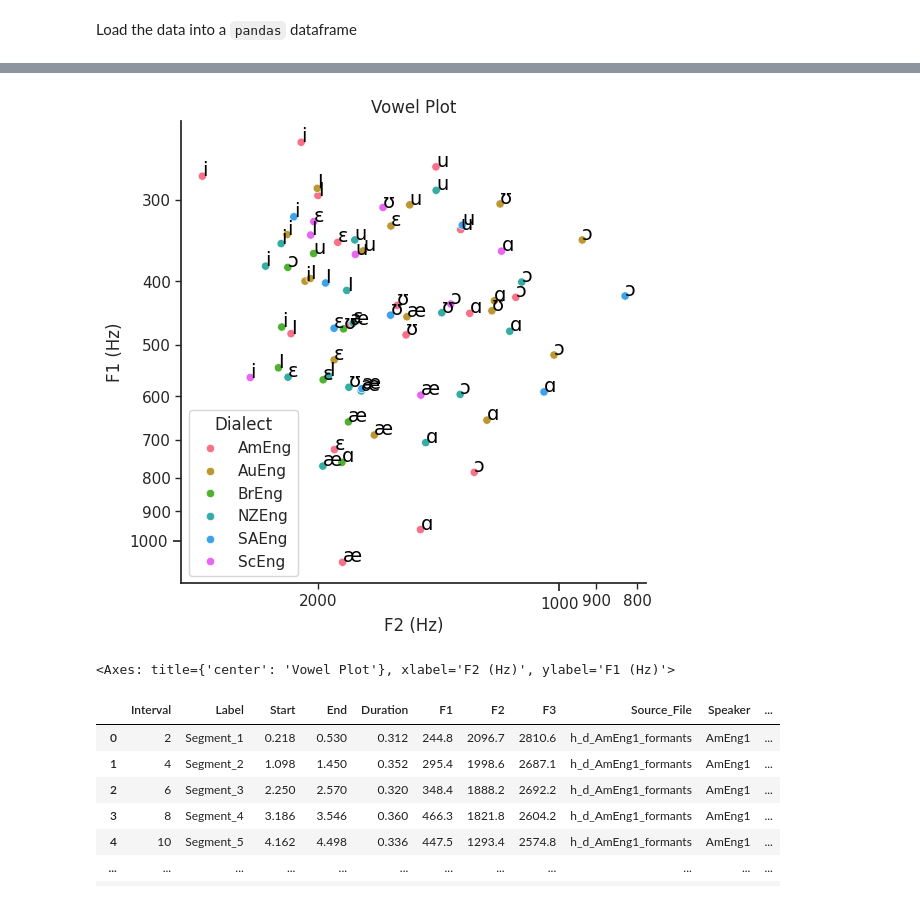
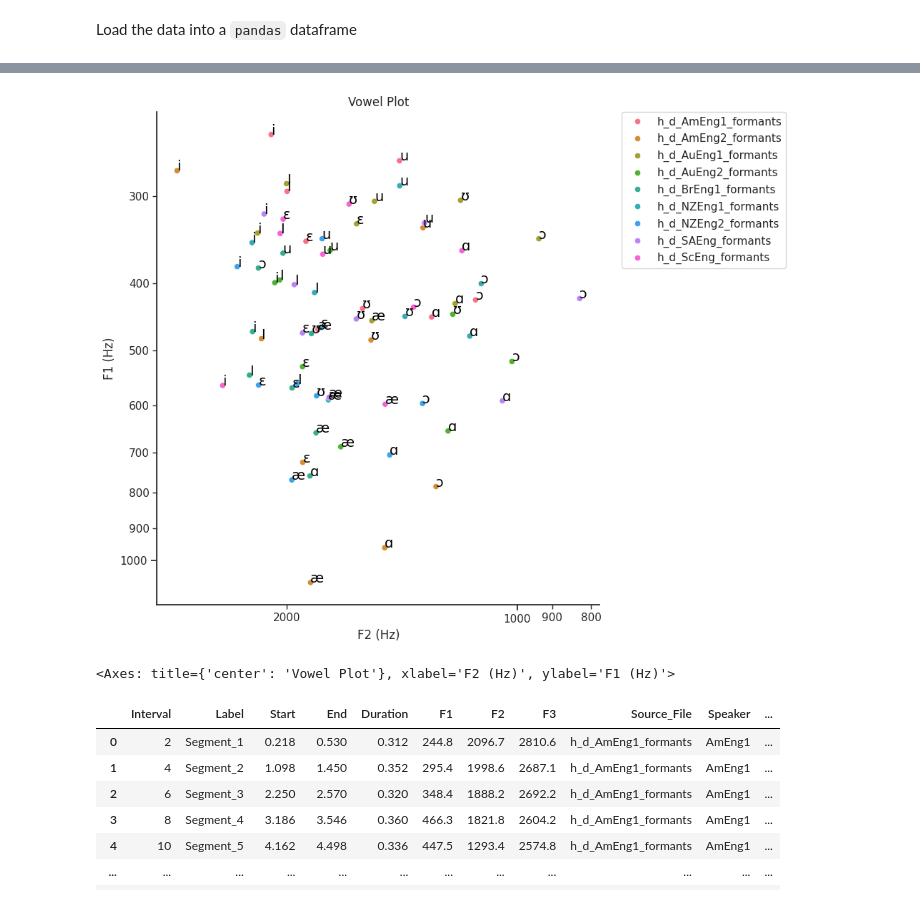
Before and after one commit to ethanweed/praat-workshop, a Jupyter notebook: advanced_vowelspace_plot.ipynb, the cells around one changed output, grey strips where cells are left out. Cells and saved outputs as stored; diff of their text form; code cells hidden in the pictures.

```diff
--- a/advanced_vowelspace_plot.ipynb
+++ b/advanced_vowelspace_plot.ipynb
@@ -87,12 +87,11 @@ import seaborn as sns
 import matplotlib.ticker as ticker
 from matplotlib.ticker import ScalarFormatter
 
-def vowelplot (vowelcsv, color=None, F1="F1", F2="F2", vowel="Vowel", title="Vowel Plot", unit="Hz", logscale=True):
+def vowelplot(vowelcsv, color=None, F1="F1", F2="F2", vowel="Vowel", title="Vowel Plot", unit="Hz", logscale=True):
 
     #Set some parameters for the chart itself
     sns.set(style='ticks', context='notebook')
-    plt.figure(figsize=(6,6))
-
+    plt.figure(figsize=(10,8))  # Increased width to accommodate legend
     # If there's an argument for color, determine whether it's likely to be categorical
     ## If it's a string (text), use a categorical color palette
     ## If it's a number, use a sequential color palette
@@ -103,17 +102,20 @@ def vowelplot (vowelcsv, color=None, F1="F1", F2="F2", vowel="Vowel", title="Vow
         else:
             pal = "viridis"
 
-        pl = sns.scatterplot(x = F2,
-                             y = F1,
-                             hue = color,
-                             data = vowelcsv,
-                             palette = pal)
+        pl = sns.scatterplot(x=F2,
+                             y=F1,
+                             hue=color,
+                             data=vowelcsv,
+                             palette=pal)
+
+        # Move legend outside the figure
+        pl.legend(bbox_to_anchor=(1.05, 1), loc='upper left', borderaxespad=0)
 
     # If no color argument is given, don't specify hue, and no palette needed
     else:
-        pl = sns.scatterplot(x = F2,
-                             y = F1,
-                             data = vowelcsv)
+        pl = sns.scatterplot(x=F2,
+                             y=F1,
+                             data=vowelcsv)
 
 
     #Invert axes to correlate with articulatory space!
@@ -134,7 +136,6 @@ def vowelplot (vowelcsv, color=None, F1="F1", F2="F2", vowel="Vowel", title="Vow
         pl.xaxis.set_minor_formatter(ticker.ScalarFormatter())
 
     # Add vowel labels
-
     if vowel != None:
         for line,row in vowelcsv.iterrows():
             pl.text(vowelcsv[F2][line]+0.1,
@@ -149,6 +150,9 @@ def vowelplot (vowelcsv, color=None, F1="F1", F2="F2", vowel="Vowel", title="Vow
     pl.set_title(title)
     pl.spines['top'].set_visible(False)
     pl.spines['right'].set_visible(False)
+
+    # Add tight layout to adjust spacing for the legend
+    plt.tight_layout()
     plt.show()
 
     return pl
@@ -232,7 +214,7 @@ df.head(20)
 # %%
-vowelplot(df, color = 'Dialect')
+vowelplot(df, color = 'Source_File')
 # %% [output]
-[figure, old version]
+[figure, new version]
 <Axes: title={'center': 'Vowel Plot'}, xlabel='F2 (Hz)', ylabel='F1 (Hz)'>
 # %%
 barkify(df, ["F1","F2"])
```
Also changed, not shown: parts of 19 cells of this notebook.
